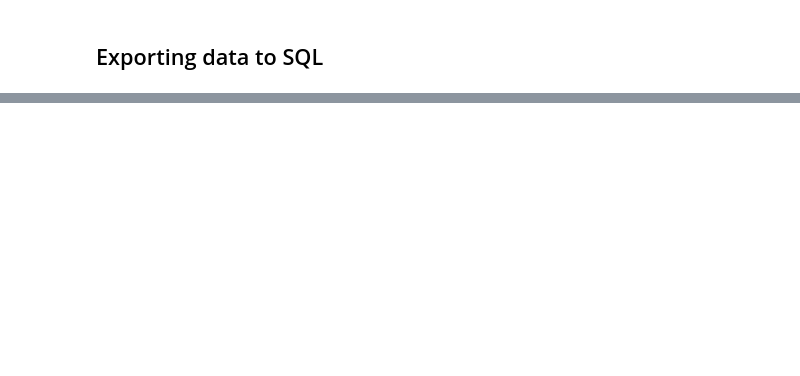
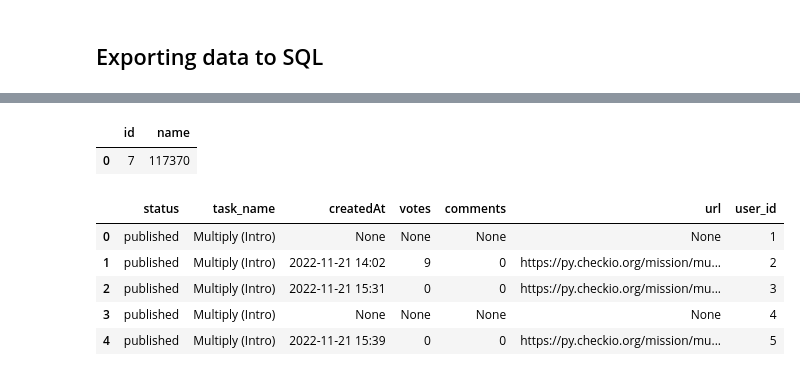
Before and after one commit to Nemczek/checkio_database, a Jupyter notebook: pyCheckio_class_database.ipynb, the cells around one changed output, grey strips where cells are left out. Drawn from its saved outputs; the diff is of its cells as text; code cells hidden in the pictures; blank space fills up the shorter version.

```diff
--- a/pyCheckio_class_database.ipynb
+++ b/pyCheckio_class_database.ipynb
@@ -187,0 +382,24 @@ pd.DataFrame(rows3, columns=map(lambda x: x[0], result3.description))
+# %%
+# Sanity check -> names in users table
+querytes = 'SELECT * FROM users WHERE id = 7'
+resulttes = cursor.execute(querytes)
+rowstes = resulttes.fetchall()
+
+pd.DataFrame(rowstes, columns=map(lambda x: x[0], resulttes.description))
+# %% [output]
+|  | id | name |
+| 0 | 7 | 117370 |
+# %%
+# Sanity check -> editing entry_df table
+querytes = 'SELECT * FROM entry_df LIMIT 5'
+resulttes = cursor.execute(querytes)
+rowstes = resulttes.fetchall()
+
+pd.DataFrame(rowstes, columns=map(lambda x: x[0], resulttes.description))
+# %% [output]
+|  | status | task_name | createdAt | votes | comments | url | user_id |
+| 0 | published | Multiply (Intro) | None | None | None | None | 1 |
+| 1 | published | Multiply (Intro) | 2022-11-21 14:02 | 9 | 0 | https://py.checkio.org/mission/mu... | 2 |
+| 2 | published | Multiply (Intro) | 2022-11-21 15:31 | 0 | 0 | https://py.checkio.org/mission/mu... | 3 |
+| 3 | published | Multiply (Intro) | None | None | None | None | 4 |
+| 4 | published | Multiply (Intro) | 2022-11-21 15:39 | 0 | 0 | https://py.checkio.org/mission/mu... | 5 |
```
Also changed, not shown: parts of 19 cells of this notebook.
